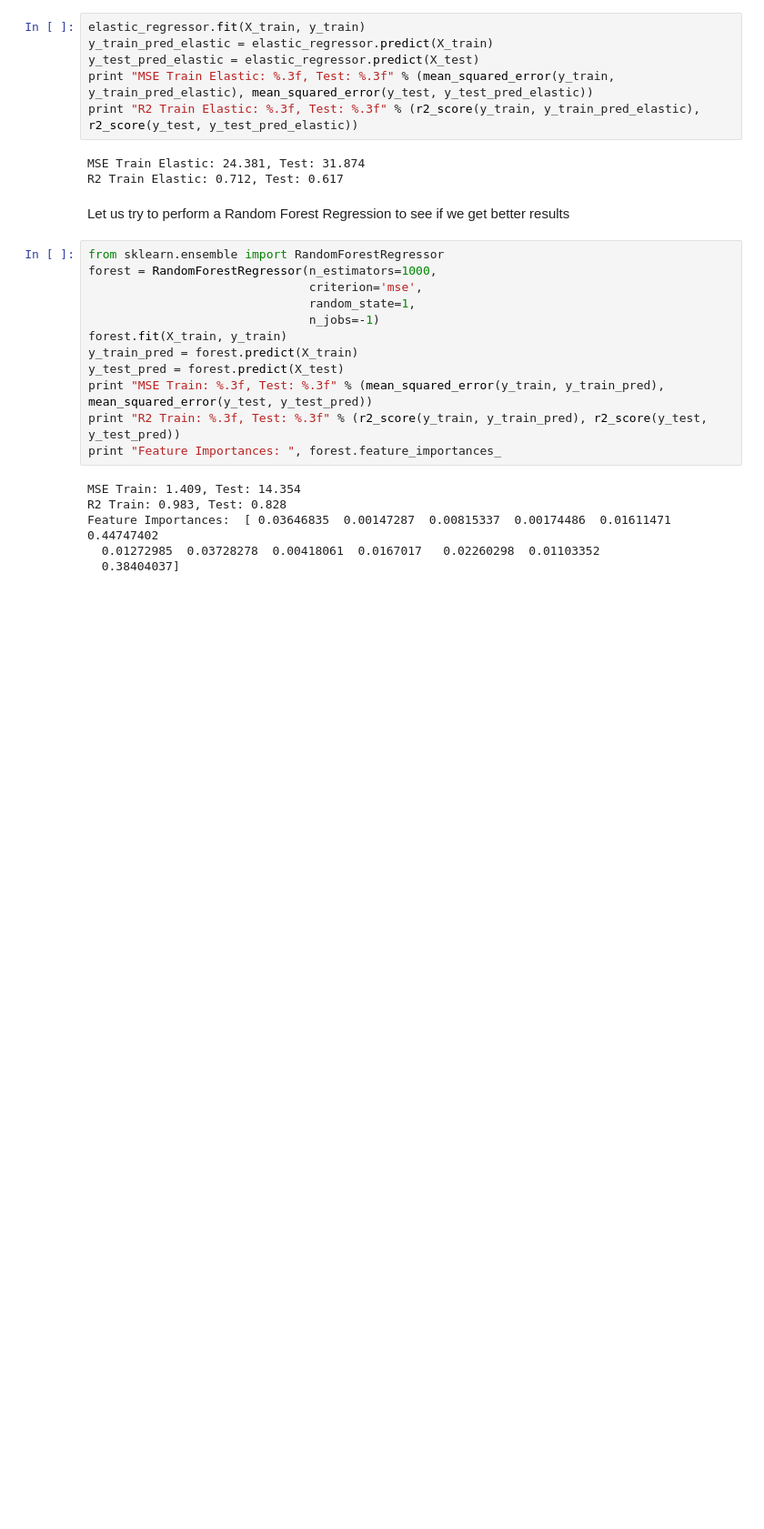
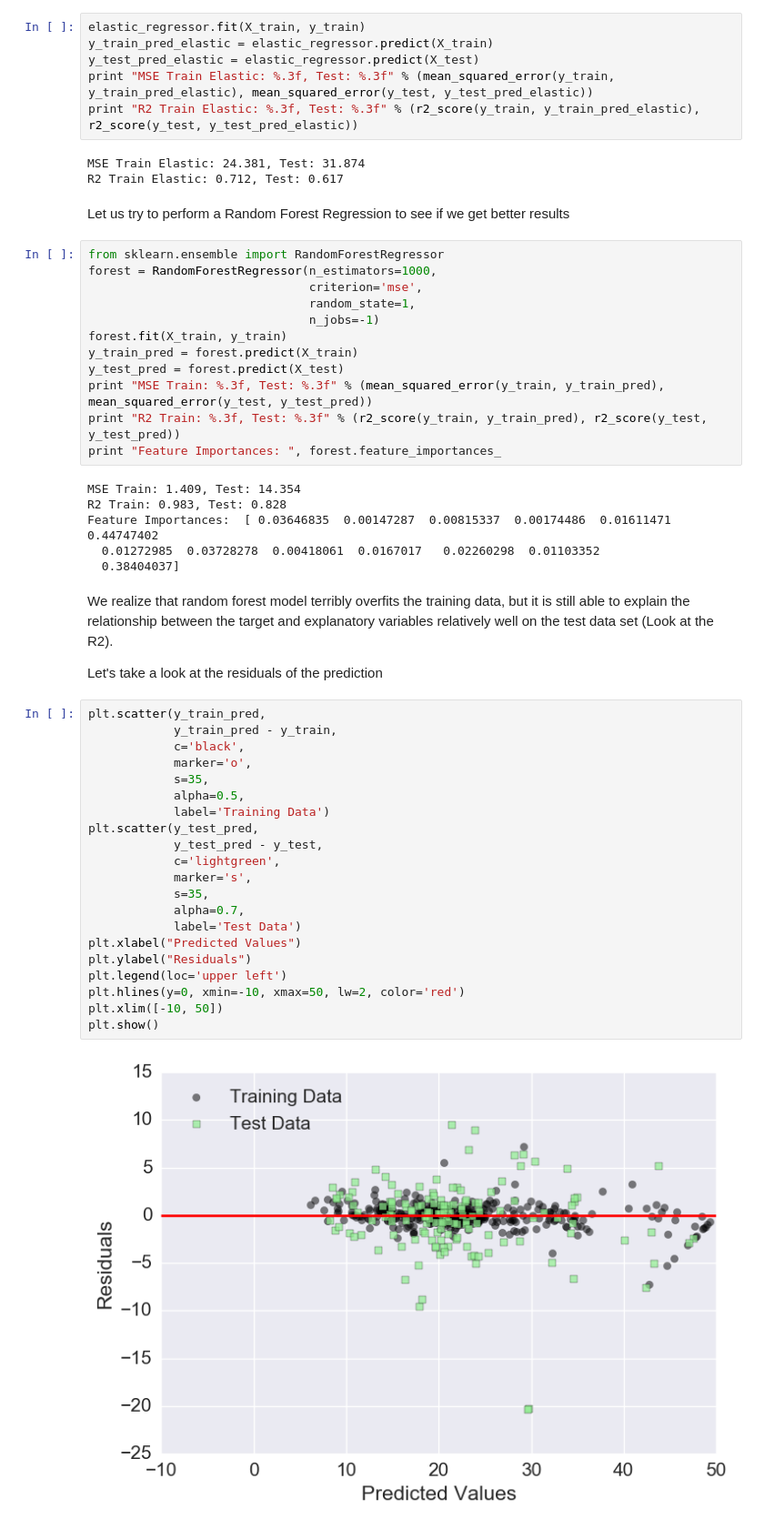
Before and after one commit to djpandit007/silver-doodle, a Jupyter notebook: SER 516 - Regression Analysis Notebook.ipynb, the cells around one changed output. Shown: that part at 91% size. Saved outputs shown, nothing was run; the diff lists cells and outputs as text; blank space fills up the shorter version.

Commit message:
Random Forest analysis complete

```diff
--- a/SER 516 - Regression Analysis Notebook.ipynb
+++ b/SER 516 - Regression Analysis Notebook.ipynb
@@ -315,3 +315,30 @@ R2 Train: 0.983, Test: 0.828
 Feature Importances:  [ 0.03646835  0.00147287  0.00815337  0.00174486  0.01611471  0.44747402
   0.01272985  0.03728278  0.00418061  0.0167017   0.02260298  0.01103352
   0.38404037]
+# %% [markdown]
+We realize that random forest model terribly overfits the training data, but it is still able to explain the relationship between the target and explanatory variables relatively well on the test data set (Look at the R2).
+
+Let's take a look at the residuals of the prediction
+# %%
+plt.scatter(y_train_pred,
+            y_train_pred - y_train,
+            c='black',
+            marker='o',
+            s=35,
+            alpha=0.5,
+            label='Training Data')
+plt.scatter(y_test_pred,
+            y_test_pred - y_test,
+            c='lightgreen',
+            marker='s',
+            s=35,
+            alpha=0.7,
+            label='Test Data')
+plt.xlabel("Predicted Values")
+plt.ylabel("Residuals")
+plt.legend(loc='upper left')
+plt.hlines(y=0, xmin=-10, xmax=50, lw=2, color='red')
+plt.xlim([-10, 50])
+plt.show()
+# %% [output]
+[figure, added]
```
Also changed, not shown: parts of 4 cells of this notebook.
